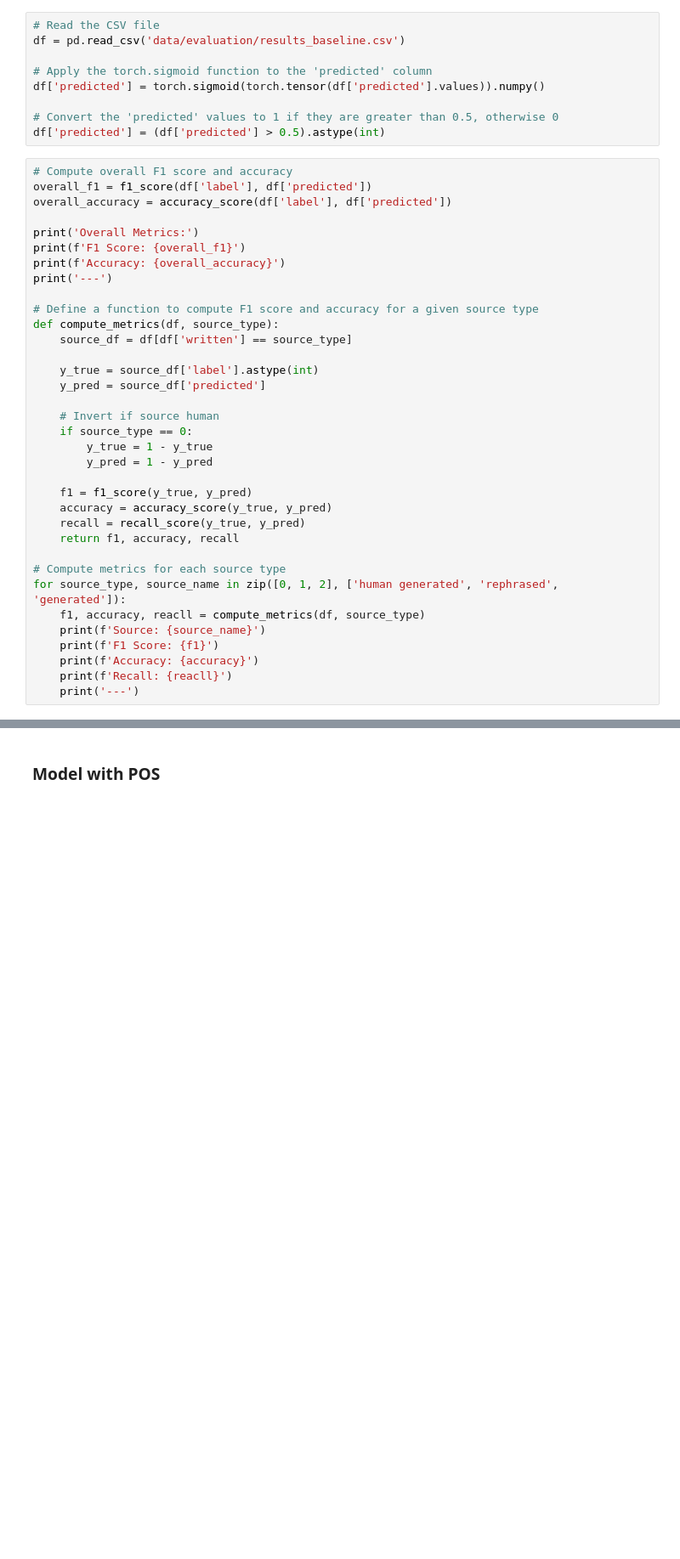
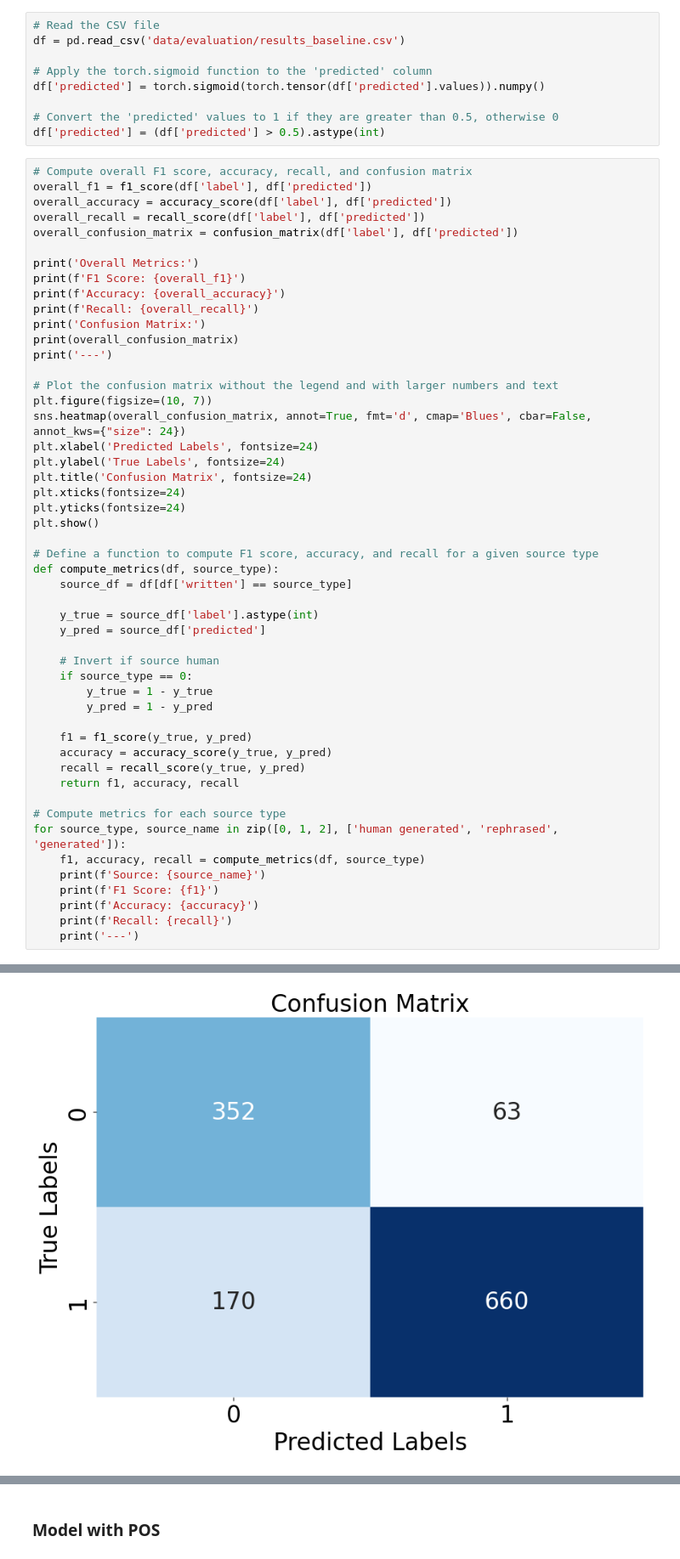
Before and after one commit to niclasclassen/danish-ai-text-discriminator, a Jupyter notebook: data_analysis.ipynb, the cells around one changed output, grey strips where cells are left out. Shown: that part at 85% size. Cells and saved outputs as stored; diff of their text form; blank space fills up the shorter version.

Commit message:
add conf matrix

```diff
--- a/data_analysis.ipynb
+++ b/data_analysis.ipynb
@@ -170,16 +170,31 @@ df['predicted'] = torch.sigmoid(torch.tensor(df['predicted'].values)).numpy()
 # Convert the 'predicted' values to 1 if they are greater than 0.5, otherwise 0
 df['predicted'] = (df['predicted'] > 0.5).astype(int)
 # %%
-# Compute overall F1 score and accuracy
+# Compute overall F1 score, accuracy, recall, and confusion matrix
 overall_f1 = f1_score(df['label'], df['predicted'])
 overall_accuracy = accuracy_score(df['label'], df['predicted'])
+overall_recall = recall_score(df['label'], df['predicted'])
+overall_confusion_matrix = confusion_matrix(df['label'], df['predicted'])
 
 print('Overall Metrics:')
 print(f'F1 Score: {overall_f1}')
 print(f'Accuracy: {overall_accuracy}')
+print(f'Recall: {overall_recall}')
+print('Confusion Matrix:')
+print(overall_confusion_matrix)
 print('---')
 
-# Define a function to compute F1 score and accuracy for a given source type
+# Plot the confusion matrix without the legend and with larger numbers and text
+plt.figure(figsize=(10, 7))
+sns.heatmap(overall_confusion_matrix, annot=True, fmt='d', cmap='Blues', cbar=False, annot_kws={"size": 24})
+plt.xlabel('Predicted Labels', fontsize=24)
+plt.ylabel('True Labels', fontsize=24)
+plt.title('Confusion Matrix', fontsize=24)
+plt.xticks(fontsize=24)
+plt.yticks(fontsize=24)
+plt.show()
+
+# Define a function to compute F1 score, accuracy, and recall for a given source type
 def compute_metrics(df, source_type):
     source_df = df[df['written'] == source_type]
 
@@ -198,11 +213,11 @@ def compute_metrics(df, source_type):
 
 # Compute metrics for each source type
 for source_type, source_name in zip([0, 1, 2], ['human generated', 'rephrased', 'generated']):
-    f1, accuracy, reacll = compute_metrics(df, source_type)
+    f1, accuracy, recall = compute_metrics(df, source_type)
     print(f'Source: {source_name}')
     print(f'F1 Score: {f1}')
     print(f'Accuracy: {accuracy}')
-    print(f'Recall: {reacll}')
+    print(f'Recall: {recall}')
     print('---')
 # %% [output]
 Overall Metrics:
@@ -226,0 +231 @@ Recall: 0.6313253012048192
+[figure, added]
```
Also changed, not shown: parts of 2 cells of this notebook.
